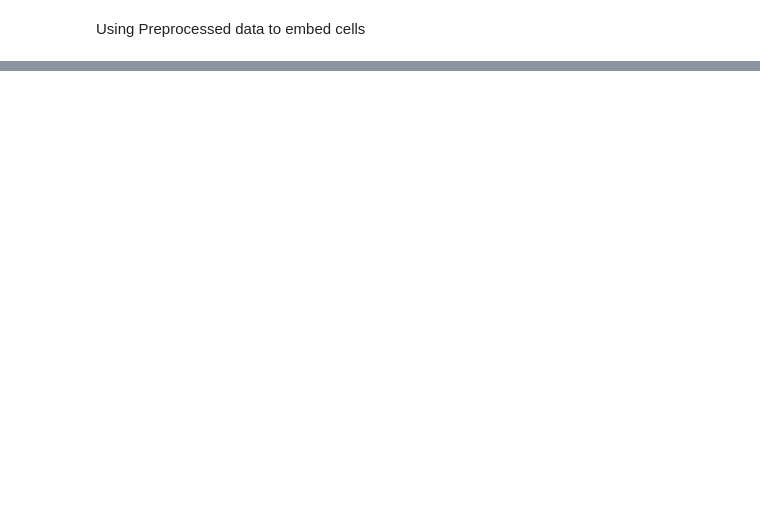
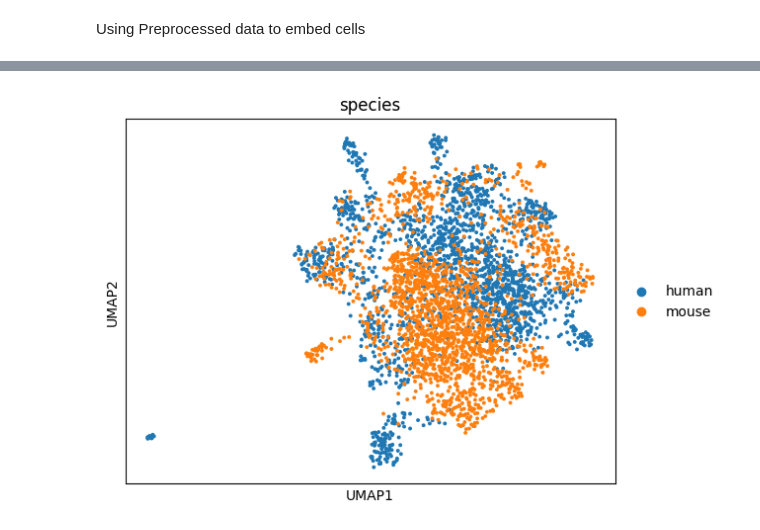
Before and after one commit to daphneraskin/cell2sentence-local, a Jupyter notebook: cross_species/Cinema OT/pancreas_tissue_c2s_embeddings_cinema_ot_pairing.ipynb, the cells around one changed output, grey strips where cells are left out. Saved outputs shown, nothing was run; the diff lists cells and outputs as text; code cells hidden in the pictures; blank space fills up the shorter version.

```diff
--- a/cross_species/Cinema OT/pancreas_tissue_c2s_embeddings_cinema_ot_pairing.ipynb
+++ b/cross_species/Cinema OT/pancreas_tissue_c2s_embeddings_cinema_ot_pairing.ipynb
@@ -288,0 +214,4 @@ NameError: name 'csmodel' is not defined
+# %%
+# Decide n_components based on desired explained variance (e.g., 95%)
+n_components_pca = np.argmax(cumulative_variance >= 0.95) + 1  # e.g., 95% of variance
+print(f"Number of components to explain 95% variance: {n_components_pca}")
@@ -288,0 +220,12 @@ NameError: name 'csmodel' is not defined
+# %%
+# use number of pca components to initialize Fast ICA object
+n_components = n_components_pca
+
+# create FastICA (independent component analysis) object with increased max_iter (default = 200) and tolerance (default = 0.0001)
+ica = FastICA(n_components=n_components, max_iter=500, tol=0.001)
+# fit and transform human and mouse embeddings
+human_ica = ica.fit_transform(embedded_human_cells)
+mouse_ica = ica.fit_transform(embedded_mouse_cells)
+
+print("Human ICA shape:", human_ica.shape)
+print("Mouse ICA shape:", mouse_ica.shape)
@@ -288,0 +275,18 @@ NameError: name 'csmodel' is not defined
+# %%
+# Combine the datasets to perform OT
+combined_adata = anndata.concat([human_adata, mouse_adata], merge='same')
+
+# Run PCA on the combined AnnData
+sc.pp.pca(combined_adata)
+# %%
+# Run CINEMA-OT
+cf, ot_matrix, de = co.cinemaot.cinemaot_unweighted(
+    combined_adata,
+    obs_label='species',  # Column indicating species
+    ref_label='human',    # Reference species
+    expr_label='mouse',   # Experimental species
+    mode='parametric',
+    thres=0.5,
+    smoothness=1e-3,
+    eps=1e-3
+)
@@ -288,0 +356,10 @@ NameError: name 'csmodel' is not defined
+# %%
+# Optional: Visualize the optimal transport pairs on UMAP
+sc.pp.neighbors(combined_adata, use_rep='X_pca')
+sc.tl.umap(combined_adata)
+combined_adata.obsm['cf'] = cf
+
+# Visualize UMAP
+sc.pl.umap(combined_adata, color=['species'])
+# %% [output]
+[figure, added]
```
Also changed, not shown: parts of 56 cells of this notebook, 1 other file.
